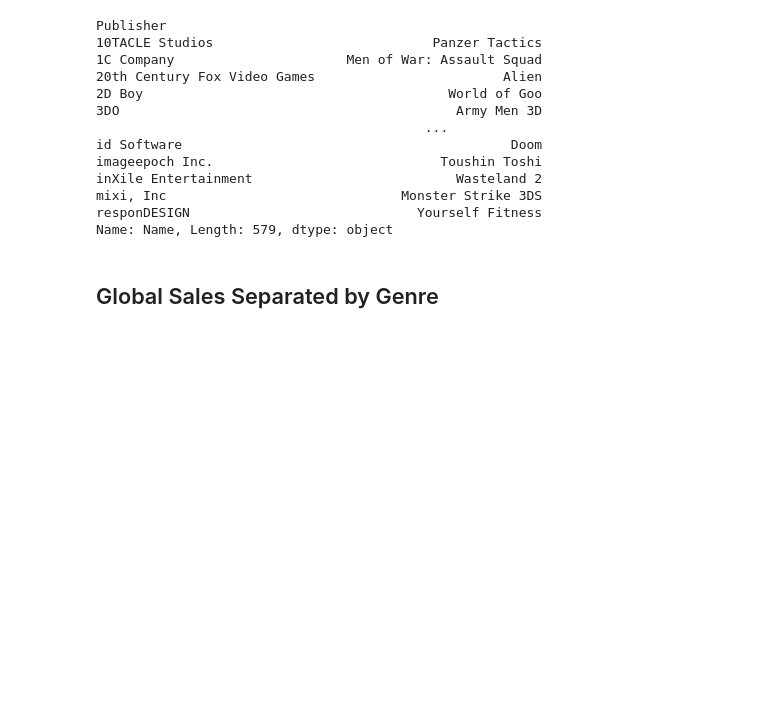
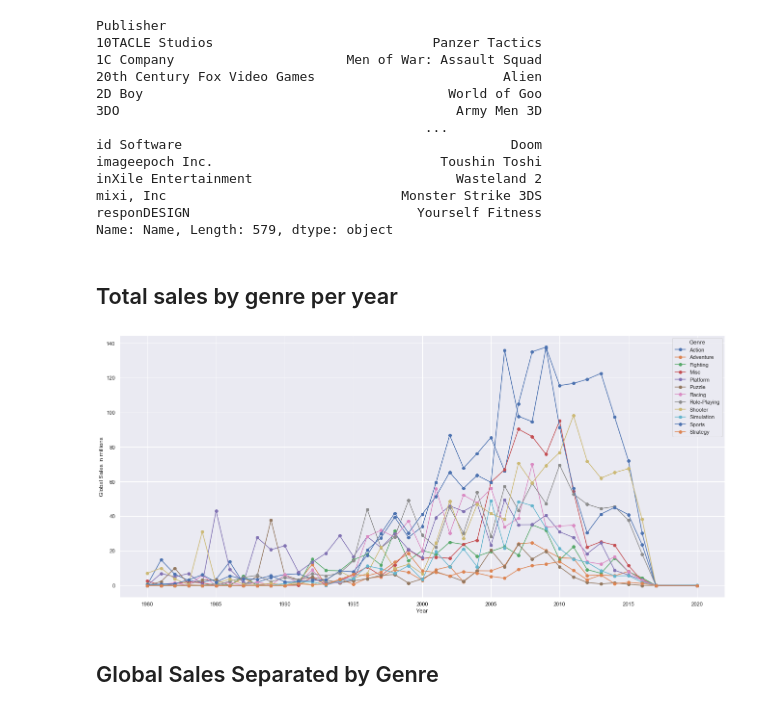
Before and after one commit to rejohnsonjr/Springboard_DS_Track, a Jupyter notebook: Games_Sales.ipynb, the cells around one changed output. Cells and saved outputs as stored; diff of their text form; code cells hidden in the pictures; blank space fills up the shorter version.

```diff
--- a/Games_Sales.ipynb
+++ b/Games_Sales.ipynb
@@ -272,6 +322,16 @@ inXile Entertainment                          Wasteland 2
 mixi, Inc                              Monster Strike 3DS
 responDESIGN                             Yourself Fitness
 Name: Name, Length: 579, dtype: object
+# %% [markdown]
+## Total sales by genre per year
+# %%
+Genre_Sales = gamesSales.groupby(['Year_of_Release','Genre'])['Global_Sales'].aggregate('sum').unstack()
+Genre_Sales = Genre_Sales.fillna(0)
+plot1 = Genre_Sales.plot(kind='line',figsize = (20, 10), marker='o')
+plot1.set(xlabel='Year',ylabel='Global Sales in millions')
+plt.show();
+# %% [output]
+[figure, added]
 # %% [markdown]
 ## Global Sales Separated by Genre
 # %%
```
Also changed, not shown: parts of 15 cells of this notebook.
